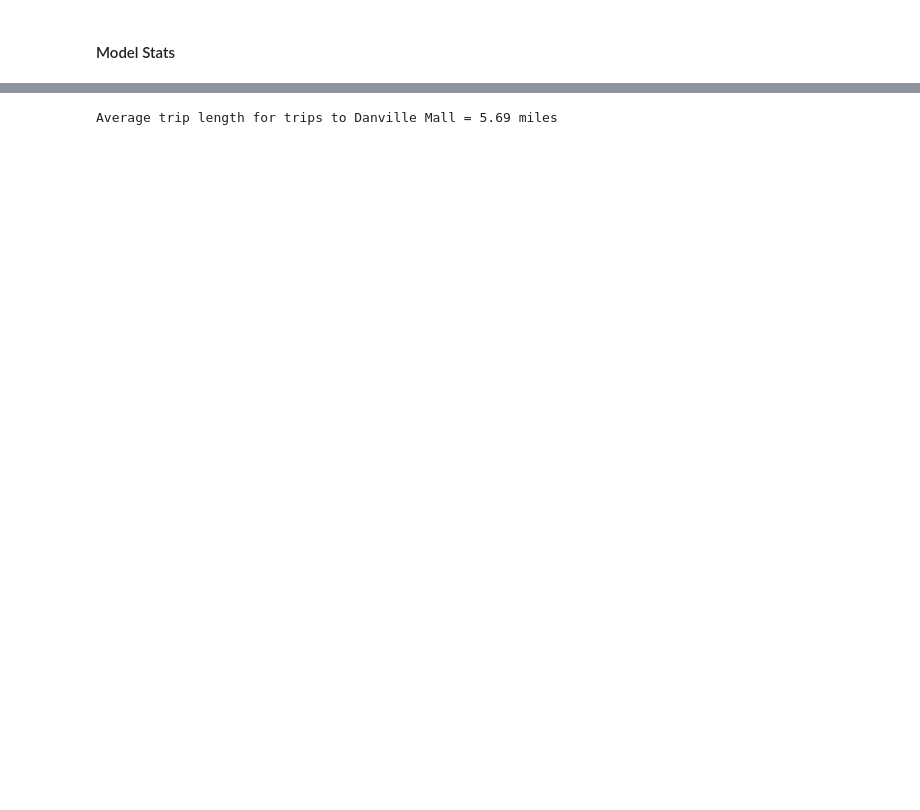
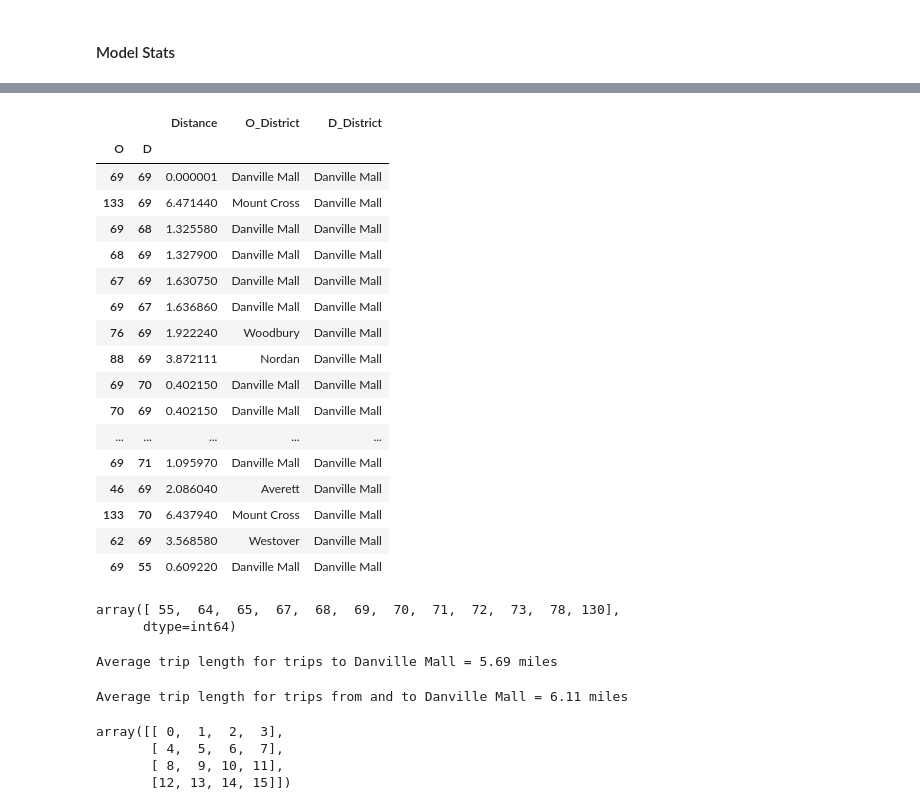
Before and after one commit to xys234/Work, a Jupyter notebook: notebooks/2018_09_11_Analyze_Streetlight_Data_for_Danville.ipynb, the cells around one changed output, grey strips where cells are left out. Cells and saved outputs as stored; diff of their text form; code cells hidden in the pictures; blank space fills up the shorter version.

```diff
--- a/notebooks/2018_09_11_Analyze_Streetlight_Data_for_Danville.ipynb
+++ b/notebooks/2018_09_11_Analyze_Streetlight_Data_for_Danville.ipynb
@@ -167,6 +218,38 @@ df_model_dist.loc[:,'D_District'] = df_model_dist['D'].map(zone_district_mapper)
+# %%
+df_model_dist.set_index(['O','D']).loc[df_top10_zones_to_mall.set_index(['O','D']).index]
+# %% [output]
+|  |  | Distance | O_District | D_District |
+| O | D |  |  |  |
+| 69 | 69 | 0.000001 | Danville Mall | Danville Mall |
+| 133 | 69 | 6.471440 | Mount Cross | Danville Mall |
+| 69 | 68 | 1.325580 | Danville Mall | Danville Mall |
+| 68 | 69 | 1.327900 | Danville Mall | Danville Mall |
+| 67 | 69 | 1.630750 | Danville Mall | Danville Mall |
+| 69 | 67 | 1.636860 | Danville Mall | Danville Mall |
+| 76 | 69 | 1.922240 | Woodbury | Danville Mall |
+| 88 | 69 | 3.872111 | Nordan | Danville Mall |
+| 69 | 70 | 0.402150 | Danville Mall | Danville Mall |
+| 70 | 69 | 0.402150 | Danville Mall | Danville Mall |
+| ... | ... | ... | ... | ... |
+| 69 | 71 | 1.095970 | Danville Mall | Danville Mall |
+| 46 | 69 | 2.086040 | Averett | Danville Mall |
+| 133 | 70 | 6.437940 | Mount Cross | Danville Mall |
+| 62 | 69 | 3.568580 | Westover | Danville Mall |
+| 69 | 55 | 0.609220 | Danville Mall | Danville Mall |
+# %%
+df_model_trip.loc[df_model_trip.D_District == "Danville Mall",'D'].unique()
+# %% [output]
+array([ 55,  64,  65,  67,  68,  69,  70,  71,  72,  73,  78, 130],
+      dtype=int64)
 # %%
 df_model_trip_mall = df_model_trip.loc[df_model_trip.D_District == "Danville Mall"]
 df_model_dist_mall = df_model_dist.loc[df_model_dist.D_District == "Danville Mall"]
 print("Average trip length for trips to Danville Mall = {0:.2f} miles".format(np.dot(df_model_trip_mall.Trips, df_model_dist_mall.Distance)/sum(df_model_trip_mall.Trips)))
 # %% [output]
 Average trip length for trips to Danville Mall = 5.69 miles
+# %%
+df_model_trip_mall = df_model_trip.loc[(df_model_trip.D_District == "Danville Mall") | (df_model_trip.O_District == "Danville Mall")]
+df_model_dist_mall = df_model_dist.loc[(df_model_trip.D_District == "Danville Mall") | (df_model_trip.O_District == "Danville Mall")]
+print("Average trip length for trips from and to Danville Mall = {0:.2f} miles".format(np.dot(df_model_trip_mall.Trips, df_model_dist_mall.Distance)/sum(df_model_trip_mall.Trips)))
+# %% [output]
+Average trip length for trips from and to Danville Mall = 6.11 miles
@@ -172,0 +258,8 @@ Average trip length for trips to Danville Mall = 5.69 miles
+# %%
+a = np.arange(16).reshape(4, 4)
+a
+# %% [output]
+array([[ 0,  1,  2,  3],
+       [ 4,  5,  6,  7],
+       [ 8,  9, 10, 11],
+       [12, 13, 14, 15]])
```
Also changed, not shown: parts of 21 cells of this notebook, 15 other files.
